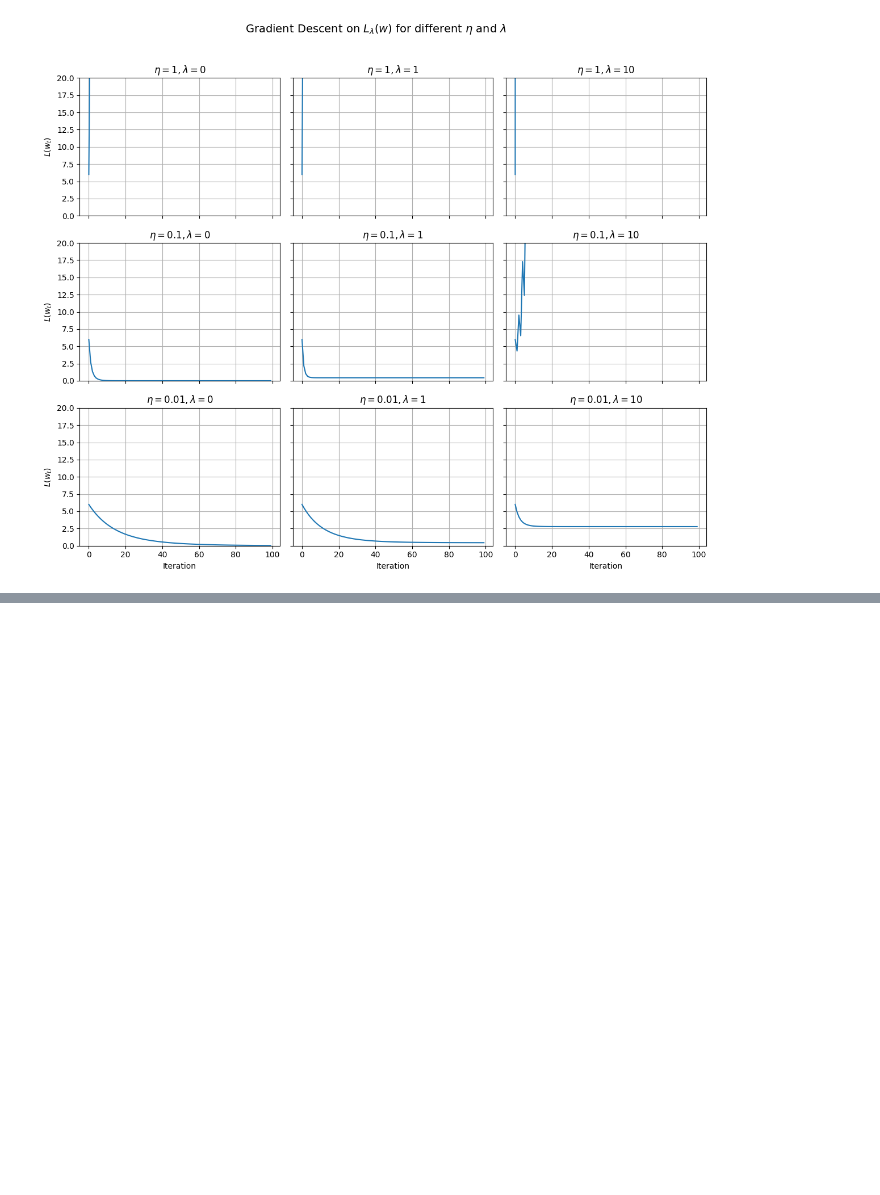
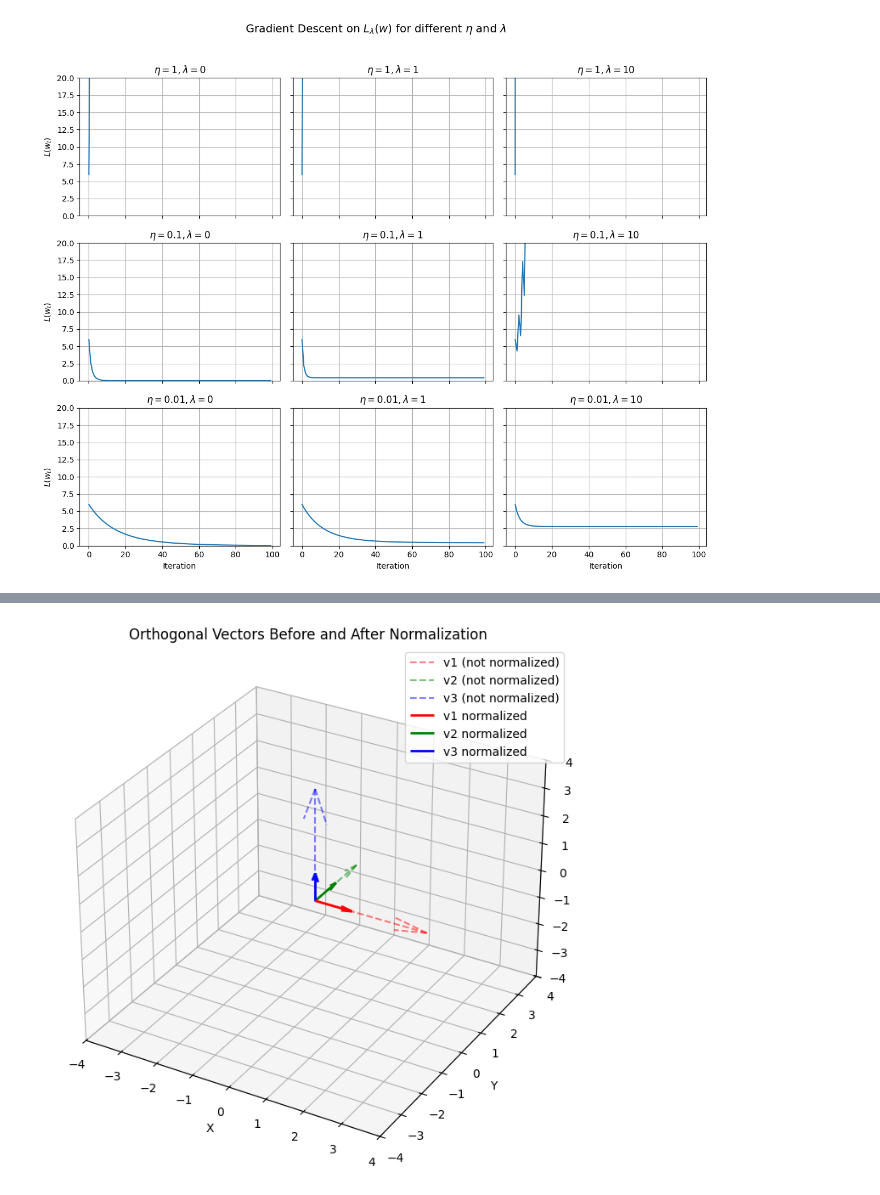
Before and after one commit to Philipst77/AI-ML-Projects-Showcase, a Jupyter notebook: DataMiningModels/Bias_Variance_Trade_Off_AND_OLS_WLS/Script.ipynb, the cells around one changed output, grey strips where cells are left out. Cells and saved outputs as stored; diff of their text form; code cells hidden in the pictures; blank space fills up the shorter version.

```diff
--- a/DataMiningModels/Bias_Variance_Trade_Off_AND_OLS_WLS/Script.ipynb
+++ b/DataMiningModels/Bias_Variance_Trade_Off_AND_OLS_WLS/Script.ipynb
@@ -359,0 +618,41 @@ plt.show()
+# %%
+import numpy as np
+import matplotlib.pyplot as plt
+
+# Create a 3D plot
+fig = plt.figure(figsize=(10, 8))
+ax = fig.add_subplot(111, projection='3d')
+
+# Define three orthogonal but not normalized vectors
+v1 = np.array([3, 0, 0])
+v2 = np.array([0, 2, 0])
+v3 = np.array([0, 0, 4])
+
+# Normalized versions
+v1n = v1 / np.linalg.norm(v1)
+v2n = v2 / np.linalg.norm(v2)
+v3n = v3 / np.linalg.norm(v3)
+
+# Plot non-normalized (dashed)
+ax.quiver(0, 0, 0, v1[0], v1[1], v1[2], color='r', linestyle='dashed', alpha=0.5, label='v1 (not normalized)')
+ax.quiver(0, 0, 0, v2[0], v2[1], v2[2], color='g', linestyle='dashed', alpha=0.5, label='v2 (not normalized)')
+ax.quiver(0, 0, 0, v3[0], v3[1], v3[2], color='b', linestyle='dashed', alpha=0.5, label='v3 (not normalized)')
+
+# Plot normalized (solid)
+ax.quiver(0, 0, 0, v1n[0], v1n[1], v1n[2], color='r', linewidth=2, label='v1 normalized')
+ax.quiver(0, 0, 0, v2n[0], v2n[1], v2n[2], color='g', linewidth=2, label='v2 normalized')
+ax.quiver(0, 0, 0, v3n[0], v3n[1], v3n[2], color='b', linewidth=2, label='v3 normalized')
+
+# Labels and formatting
+ax.set_xlim([-4, 4])
+ax.set_ylim([-4, 4])
+ax.set_zlim([-4, 4])
+ax.set_xlabel('X')
+ax.set_ylabel('Y')
+ax.set_zlabel('Z')
+ax.set_title('Orthogonal Vectors Before and After Normalization')
+ax.legend()
+
+plt.show()
+# %% [output]
+[figure, added]
```
Also changed, not shown: parts of 4 cells of this notebook, 5 other files.
